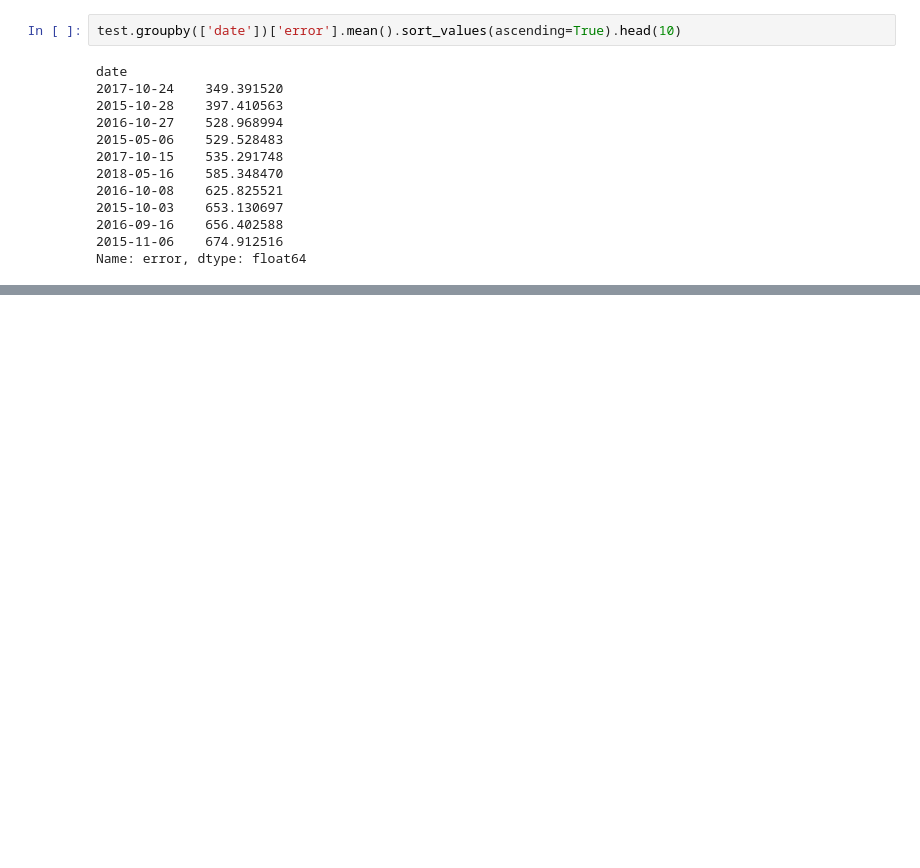
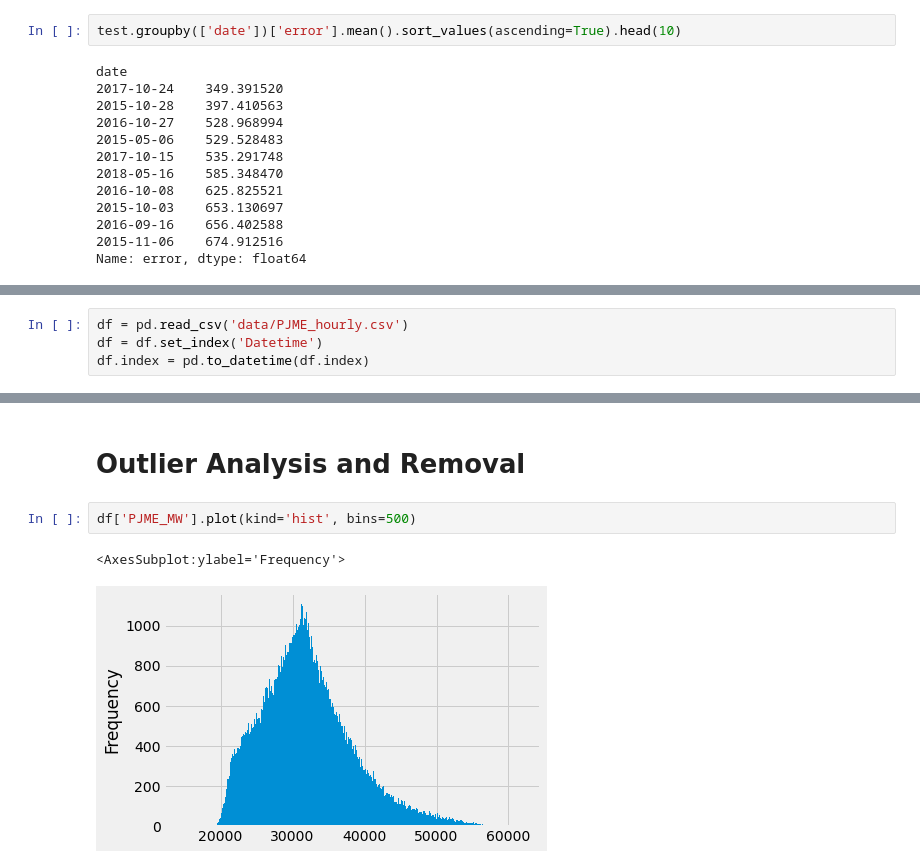
Before and after one commit to mericgenc92/advanced_time_series_energy_consumption, a Jupyter notebook: energy_consumption.ipynb, the cells around one changed output, grey strips where cells are left out. Cells and saved outputs as stored; diff of their text form; blank space fills up the shorter version.

```diff
--- a/energy_consumption.ipynb
+++ b/energy_consumption.ipynb
@@ -199,0 +209,4 @@ Name: error, dtype: float64
+# %%
+df = pd.read_csv('data/PJME_hourly.csv')
+df = df.set_index('Datetime')
+df.index = pd.to_datetime(df.index)
@@ -199,0 +221,7 @@ Name: error, dtype: float64
+# %% [markdown]
+# Outlier Analysis and Removal
+# %%
+df['PJME_MW'].plot(kind='hist', bins=500)
+# %% [output]
+<AxesSubplot:ylabel='Frequency'>
+[figure, added]
```
Also changed, not shown: parts of 39 cells of this notebook, 1 other file.
